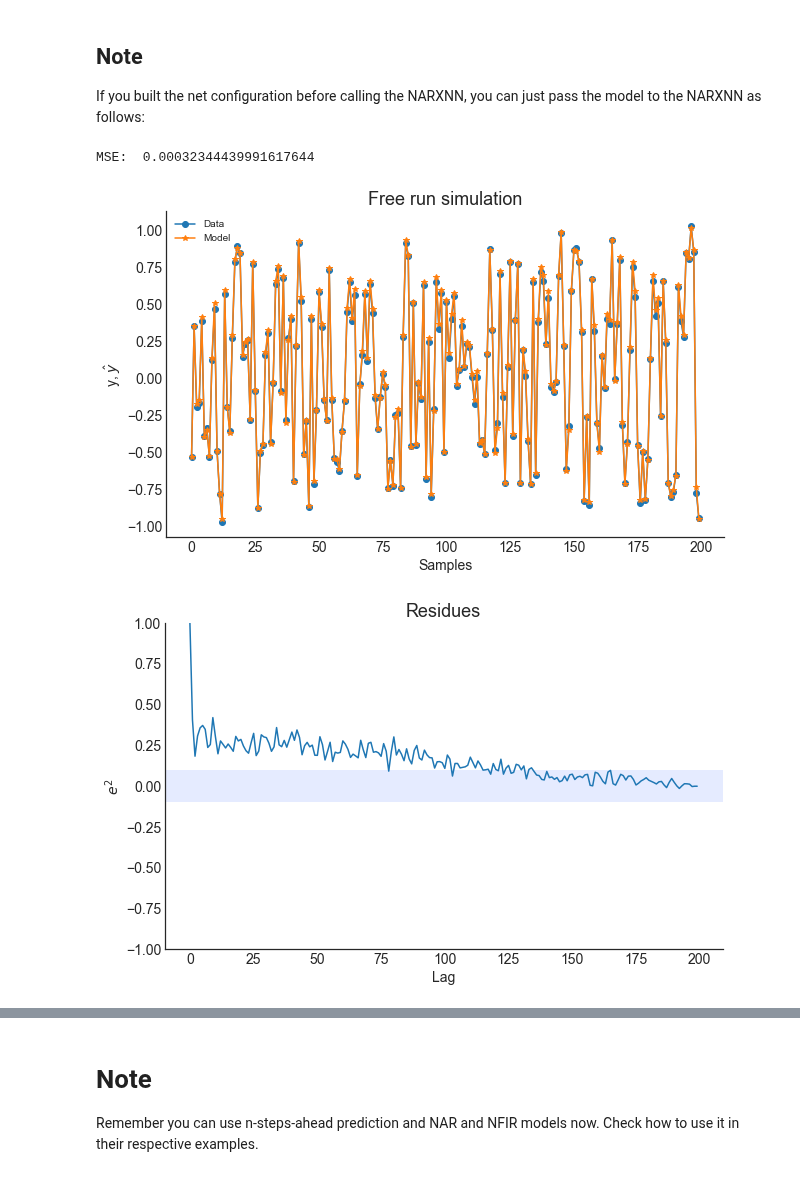
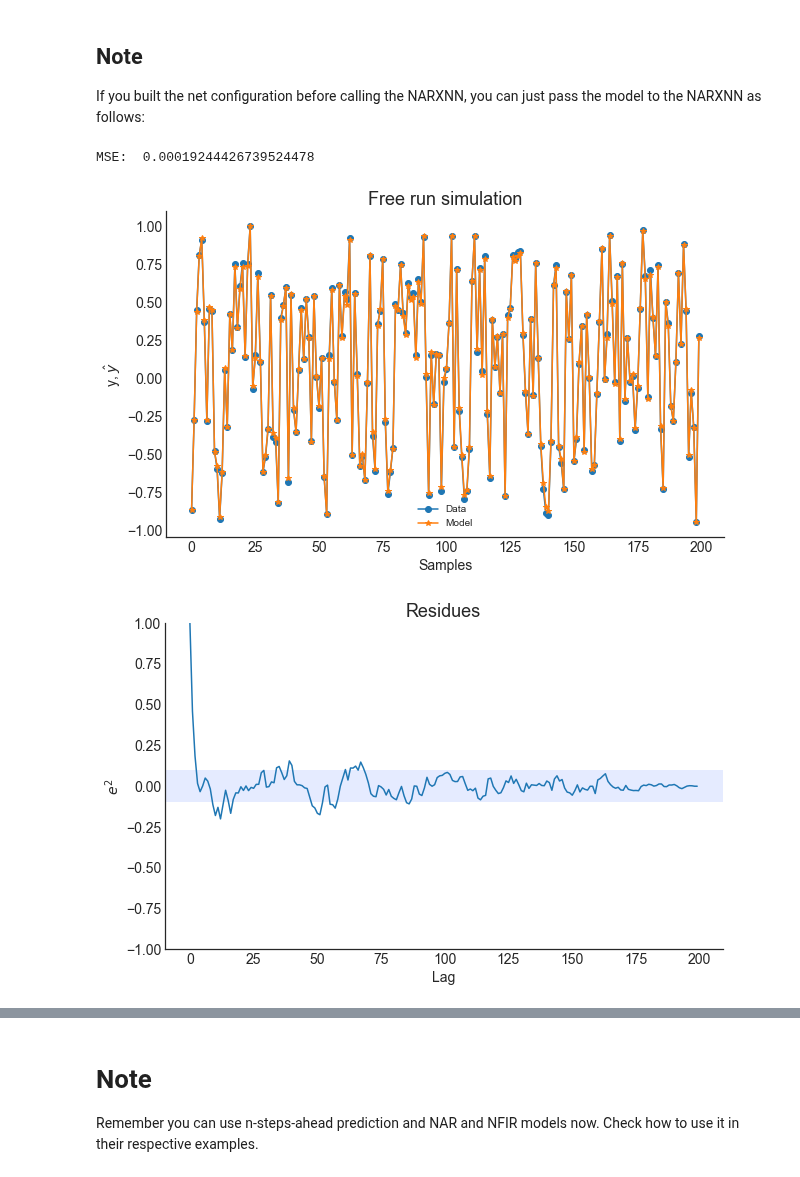
Before and after one commit to wilsonrljr/sysidentpy, a Jupyter notebook: examples/narx_neural_network.ipynb, the cells around one changed output, grey strips where cells are left out. Saved outputs shown, nothing was run; the diff lists cells and outputs as text; code cells hidden in the pictures.

```diff
--- a/examples/narx_neural_network.ipynb
+++ b/examples/narx_neural_network.ipynb
@@ -84,13 +95,12 @@ Since we have defined our NARXNN using $ylag=2$, $xlag=2$ and a polynomial basis
 
 If you need help finding how many regressors are created behind the scenes you can use the narmax_tools function regressor_code and take the size of the regressor code generated:
 # %%
+basis_function = Polynomial(degree=1)
+
 regressors = regressor_code(X=x_train,
-    degree=1,
     xlag=2,
     ylag=2,
     model_type="NARMAX",
     model_representation="neural_network",
     basis_function=basis_function
 )
-
-regressors
@@ -102,4 +107,5 @@ array([[1001],
 # %%
-regressors.shape[0] # the number of features of the NARX net
+n_features = regressors.shape[0] # the number of features of the NARX net
+n_features
 # %% [output]
 4
@@ -111,9 +124,9 @@ The configuration of your network follows exactly the same pattern of a network
 class NARX(nn.Module):
     def __init__(self):
         super().__init__()
-        self.lin = nn.Linear(4, 10)
-        self.lin2 = nn.Linear(10, 10)
-        self.lin3 = nn.Linear(10, 1)
+        self.lin = nn.Linear(n_features, 30)
+        self.lin2 = nn.Linear(30, 30)
+        self.lin3 = nn.Linear(30, 1)
         self.tanh = nn.Tanh()
 
     def forward(self, xb):
@@ -158,42 +183,42 @@ If you built the net configuration before calling the NARXNN, you can just pass
 class NARX(nn.Module):
     def __init__(self):
         super().__init__()
-        self.lin = nn.Linear(4, 10)
-        self.lin2 = nn.Linear(10, 10)
-        self.lin3 = nn.Linear(10, 1)
+        self.lin = nn.Linear(n_features, 30)
+        self.lin2 = nn.Linear(30, 30)
+        self.lin3 = nn.Linear(30, 1)
         self.tanh = nn.Tanh()
 
     def forward(self, xb):
         z = self.lin(xb)
         z = self.tanh(z)
         z = self.lin2(z)
         z = self.tanh(z)
         z = self.lin3(z)
         return z
 
 narx_net2 = NARXNN(
     net=NARX(),
     ylag=2,
     xlag=2,
     basis_function=basis_function,
     model_type="NARMAX",
     loss_func='mse_loss',
     optimizer='Adam',
-    epochs=200,
+    epochs=2000,
     verbose=False,
     optim_params={'betas': (0.9, 0.999), 'eps': 1e-05} # optional parameters of the optimizer
 )
 
 narx_net2.fit(X=x_train, y=y_train)
 yhat = narx_net2.predict(X=x_valid, y=y_valid)
 print("MSE: ", mean_squared_error(y_valid, yhat))
 
 plot_results(y=y_valid, yhat=yhat, n=1000)
 ee = compute_residues_autocorrelation(y_valid, yhat)
 plot_residues_correlation(data=ee, title="Residues", ylabel="$e^2$")
 x1e = compute_cross_correlation(y_valid, yhat, x_valid)
 plot_residues_correlation(data=x1e, title="Residues", ylabel="$x_1e$")
 # %% [output]
-MSE:  0.00032344439991617644
+MSE:  0.00019244426739524478
-[figure, old version]
+[figure, new version]
-[figure, old version]
+[figure, new version]
```
Also changed, not shown: parts of 11 cells of this notebook.
